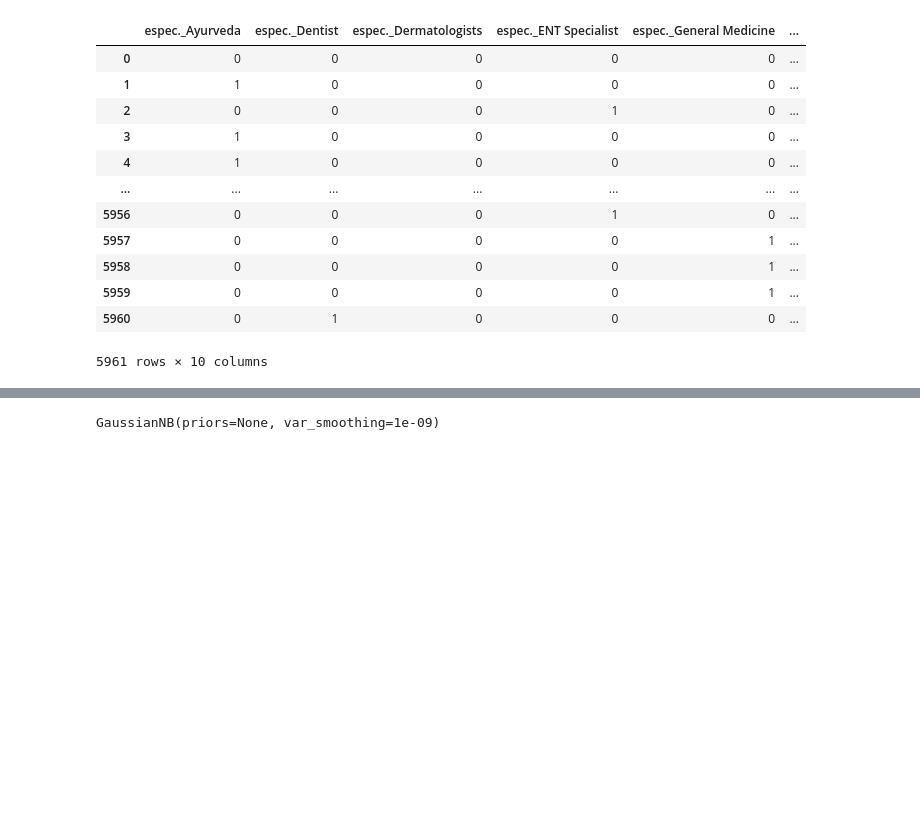
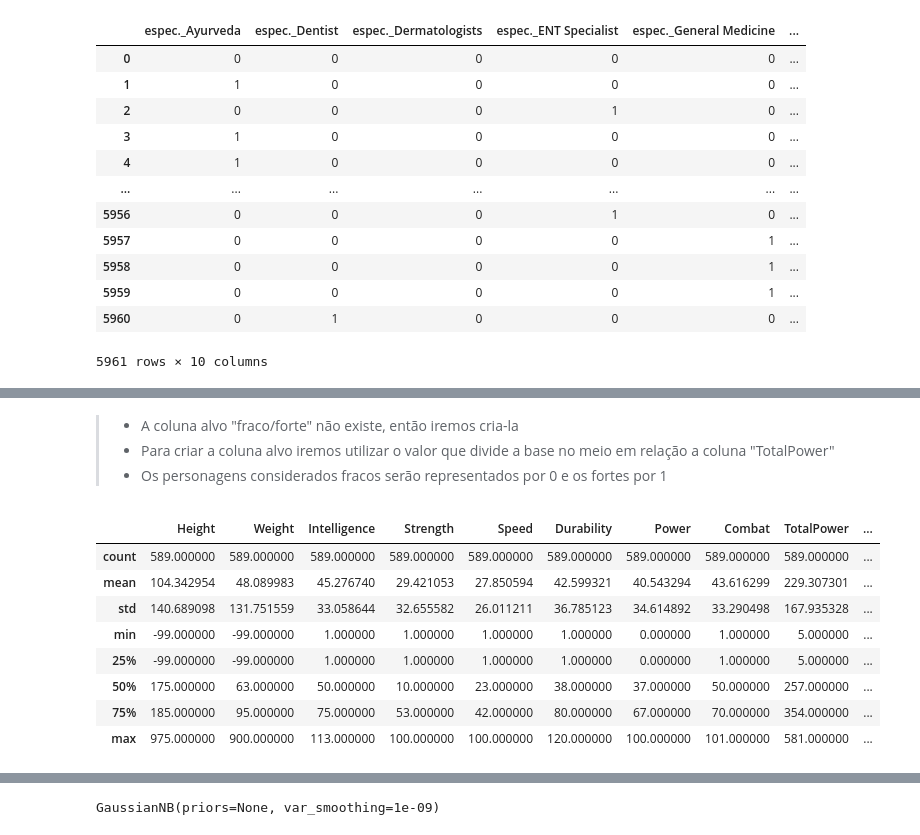
Before and after one commit to ashouy/Aprendizado-de-Maquina, a Jupyter notebook: Tarefa01.ipynb, the cells around one changed output, grey strips where cells are left out. Cells and saved outputs as stored; diff of their text form; code cells hidden in the pictures; blank space fills up the shorter version.

```diff
--- a/Tarefa01.ipynb
+++ b/Tarefa01.ipynb
@@ -528,0 +340,4 @@ X_train, X_test, y_train, y_test = train_test_split(heroes_force.drop(columns=['
+# %%
+## criar um dataframe com as possibilidade de raça
+heroesRace = pd.get_dummies(heroes['Race'], prefix='Race')
+heroesRace.head()
@@ -528,0 +351,5 @@ X_train, X_test, y_train, y_test = train_test_split(heroes_force.drop(columns=['
+# %%
+# Juntar com a base, excluindo a coluna atual "Race"
+heroes = heroes.drop(columns={'Race'})
+heroes = heroes.join(heroesRace)   ## heroesRace.join(heroes_drop.drop(columns='Race'))
+heroes.head()
@@ -528,0 +363,17 @@ X_train, X_test, y_train, y_test = train_test_split(heroes_force.drop(columns=['
+# %% [markdown]
+>* A coluna alvo "fraco/forte" não existe, então iremos cria-la
+>* Para criar a coluna alvo iremos utilizar o valor que divide a base no meio em relação a coluna "TotalPower"
+>* Os personagens considerados fracos serão representados por 0 e os fortes por 1
+# %%
+# Verifica o valor que divide a base no meio (257)
+heroes.describe()
+# %% [output]
+|  | Height | Weight | Intelligence | Strength | Speed | Durability | Power | Combat | TotalPower | ... |
+| count | 589.000000 | 589.000000 | 589.000000 | 589.000000 | 589.000000 | 589.000000 | 589.000000 | 589.000000 | 589.000000 | ... |
+| mean | 104.342954 | 48.089983 | 45.276740 | 29.421053 | 27.850594 | 42.599321 | 40.543294 | 43.616299 | 229.307301 | ... |
+| std | 140.689098 | 131.751559 | 33.058644 | 32.655582 | 26.011211 | 36.785123 | 34.614892 | 33.290498 | 167.935328 | ... |
+| min | -99.000000 | -99.000000 | 1.000000 | 1.000000 | 1.000000 | 1.000000 | 0.000000 | 1.000000 | 5.000000 | ... |
+| 25% | -99.000000 | -99.000000 | 1.000000 | 1.000000 | 1.000000 | 1.000000 | 0.000000 | 1.000000 | 5.000000 | ... |
+| 50% | 175.000000 | 63.000000 | 50.000000 | 10.000000 | 23.000000 | 38.000000 | 37.000000 | 50.000000 | 257.000000 | ... |
+| 75% | 185.000000 | 95.000000 | 75.000000 | 53.000000 | 42.000000 | 80.000000 | 67.000000 | 70.000000 | 354.000000 | ... |
+| max | 975.000000 | 900.000000 | 113.000000 | 100.000000 | 100.000000 | 120.000000 | 100.000000 | 101.000000 | 581.000000 | ... |
```
Also changed, not shown: parts of 53 cells of this notebook.
